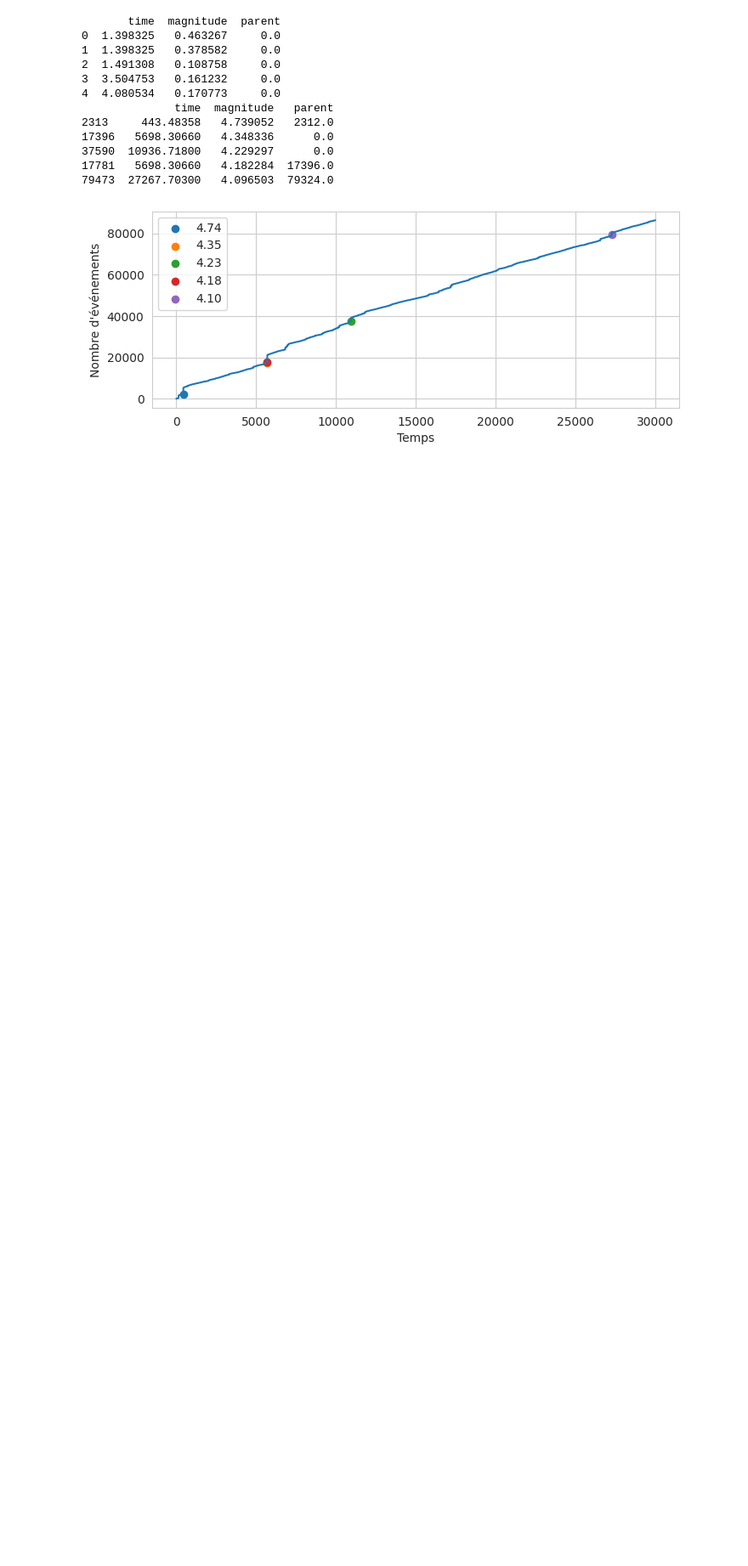
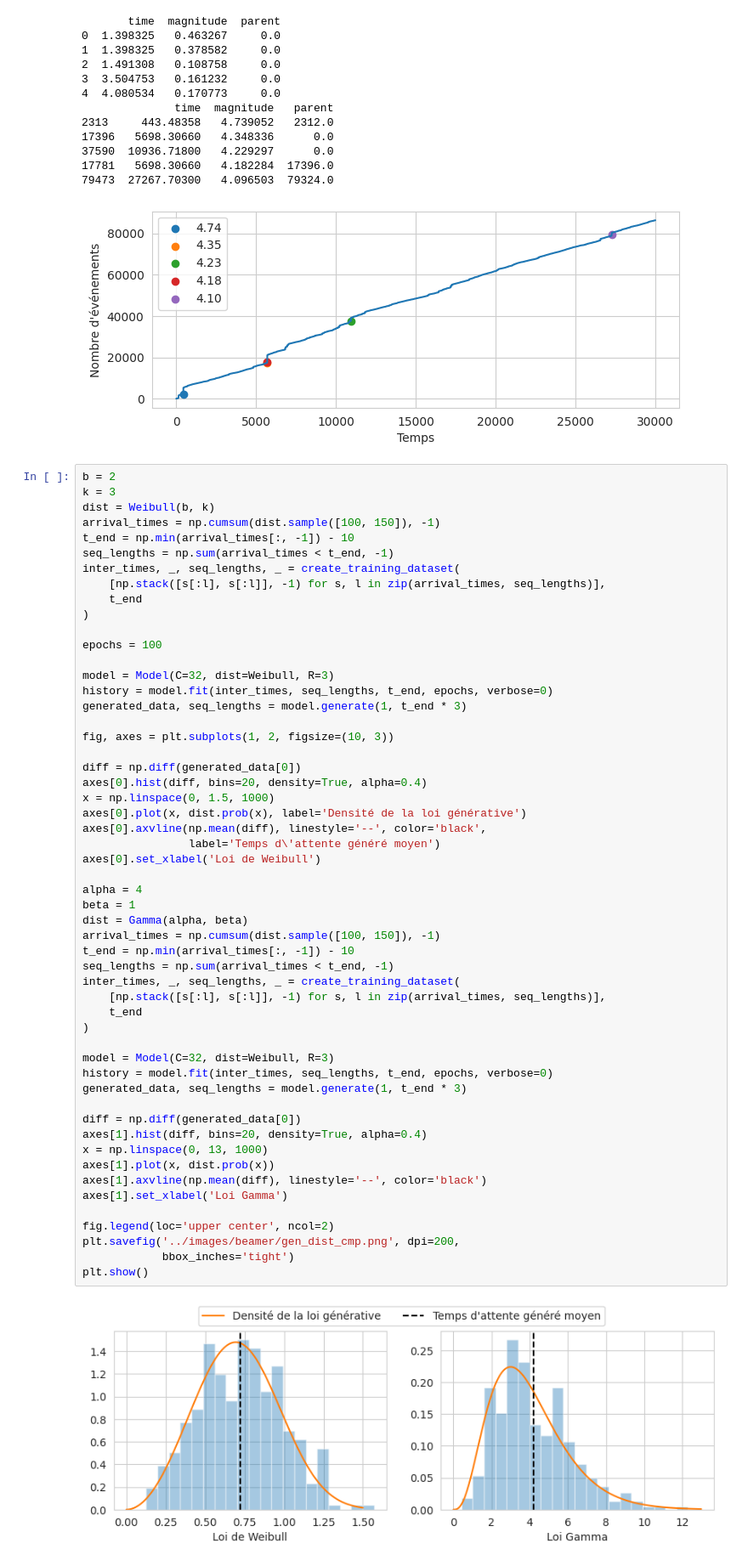
Before and after one commit to alphonsepaix/recast, a Jupyter notebook: notebooks/beamer.ipynb, the cells around one changed output. Shown: that part at 85% size. Drawn from its saved outputs; the diff is of its cells as text; blank space fills up the shorter version.

Commit message:
Figures beamer

```diff
--- a/notebooks/beamer.ipynb
+++ b/notebooks/beamer.ipynb
@@ -35,3 +35,59 @@ plt.show()
 17781   5698.30660   4.182284  17396.0
 79473  27267.70300   4.096503  79324.0
 [figure]
+# %%
+b = 2
+k = 3
+dist = Weibull(b, k)
+arrival_times = np.cumsum(dist.sample([100, 150]), -1)
+t_end = np.min(arrival_times[:, -1]) - 10
+seq_lengths = np.sum(arrival_times < t_end, -1)
+inter_times, _, seq_lengths, _ = create_training_dataset(
+    [np.stack([s[:l], s[:l]], -1) for s, l in zip(arrival_times, seq_lengths)],
+    t_end
+)
+
+epochs = 100
+
+model = Model(C=32, dist=Weibull, R=3)
+history = model.fit(inter_times, seq_lengths, t_end, epochs, verbose=0)
+generated_data, seq_lengths = model.generate(1, t_end * 3)
+
+fig, axes = plt.subplots(1, 2, figsize=(10, 3))
+
+diff = np.diff(generated_data[0])
+axes[0].hist(diff, bins=20, density=True, alpha=0.4)
+x = np.linspace(0, 1.5, 1000)
+axes[0].plot(x, dist.prob(x), label='Densité de la loi générative')
+axes[0].axvline(np.mean(diff), linestyle='--', color='black',
+                label='Temps d\'attente généré moyen')
+axes[0].set_xlabel('Loi de Weibull')
+
+alpha = 4
+beta = 1
+dist = Gamma(alpha, beta)
+arrival_times = np.cumsum(dist.sample([100, 150]), -1)
+t_end = np.min(arrival_times[:, -1]) - 10
+seq_lengths = np.sum(arrival_times < t_end, -1)
+inter_times, _, seq_lengths, _ = create_training_dataset(
+    [np.stack([s[:l], s[:l]], -1) for s, l in zip(arrival_times, seq_lengths)],
+    t_end
+)
+
+model = Model(C=32, dist=Weibull, R=3)
+history = model.fit(inter_times, seq_lengths, t_end, epochs, verbose=0)
+generated_data, seq_lengths = model.generate(1, t_end * 3)
+
+diff = np.diff(generated_data[0])
+axes[1].hist(diff, bins=20, density=True, alpha=0.4)
+x = np.linspace(0, 13, 1000)
+axes[1].plot(x, dist.prob(x))
+axes[1].axvline(np.mean(diff), linestyle='--', color='black')
+axes[1].set_xlabel('Loi Gamma')
+
+fig.legend(loc='upper center', ncol=2)
+plt.savefig('../images/beamer/gen_dist_cmp.png', dpi=200,
+            bbox_inches='tight')
+plt.show()
+# %% [output]
+[figure, added]
```
Also changed, not shown: parts of 1 cell of this notebook, 2 other files.
